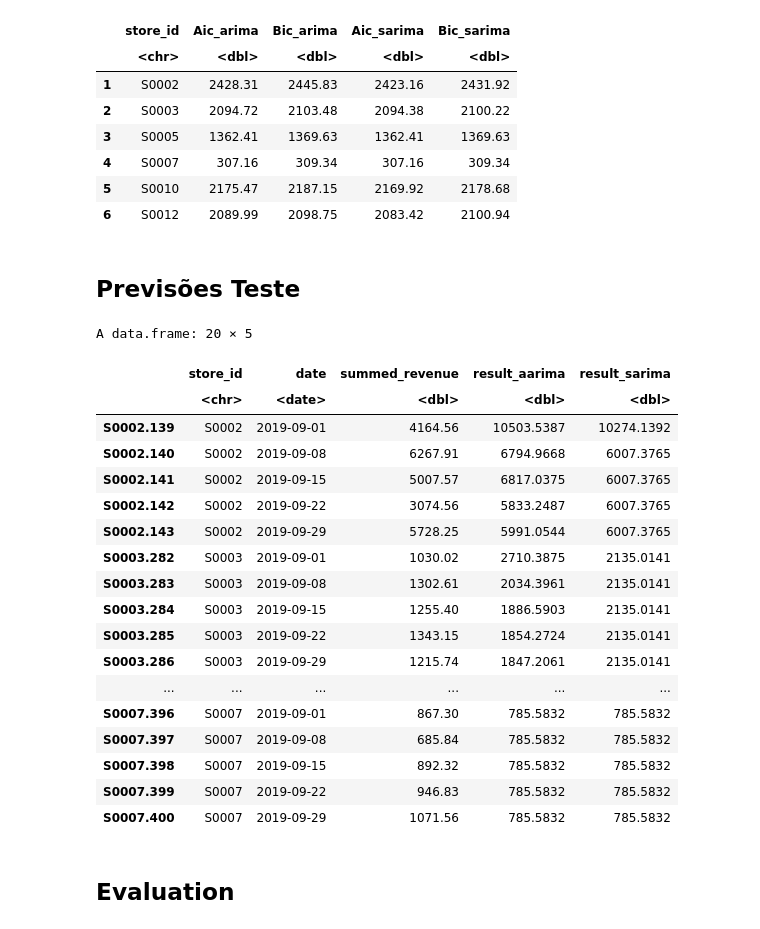
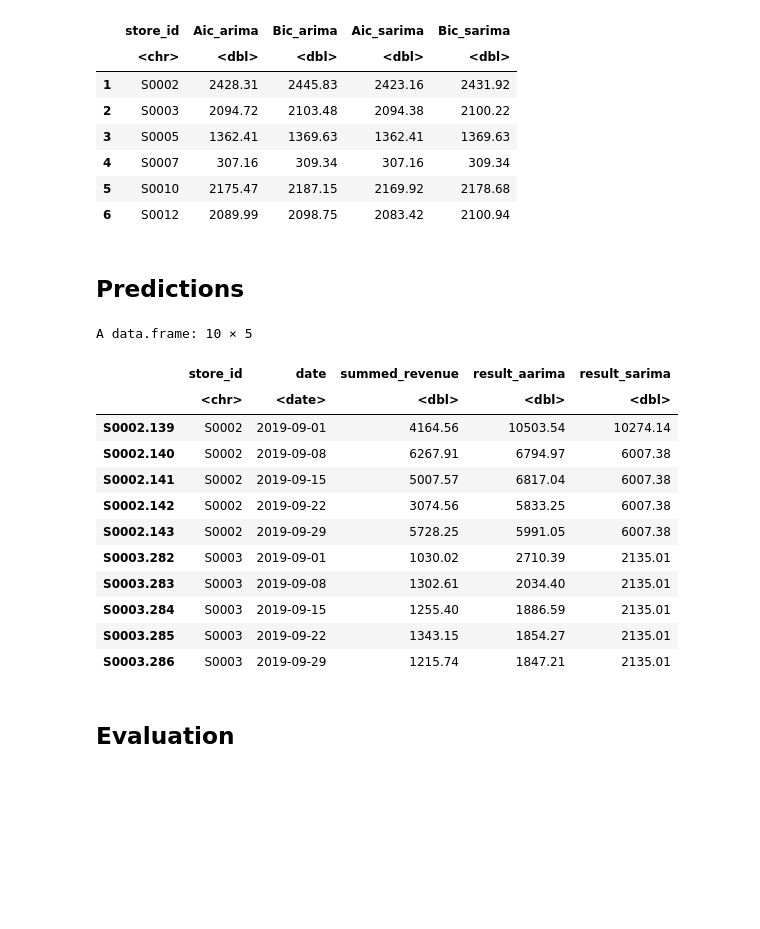
Before and after one commit to E-man85/projectII, a Jupyter notebook: modeling/autoArimaSarimaModels.ipynb, the cells around one changed output. Drawn from its saved outputs; the diff is of its cells as text; code cells hidden in the pictures; blank space fills up the shorter version.

```diff
--- a/modeling/autoArimaSarimaModels.ipynb
+++ b/modeling/autoArimaSarimaModels.ipynb
@@ -101,7 +101,7 @@ for (ts in names(ts_train)){
     models_arima[[ts]] <- model_arima
     forecast_arima <- forecast(model_arima, h = 5) # fazer previsões de 5 periodos
     forecast_models[[ts]] <- forecast_arima
-    forecast_values[[ts]] <- forecast_arima$mean
+    forecast_values[[ts]] <- round(forecast_arima$mean,2)
 }
 # Modelo Sarima
 forecast_s_values <- list() # armazena valores de previsões
@@ -116,7 +116,7 @@ for (ts in names(ts_train)){
     models_sarima[[ts]] <- model_sarima
     forecast_sarima <- forecast(model_sarima, h = 5) # fazer previsões de 5 periodos
     forecast_smodels[[ts]] <- forecast_sarima
-    forecast_s_values[[ts]] <- forecast_sarima$mean
+    forecast_s_values[[ts]] <- round(forecast_sarima$mean,2)
 }
 length(forecast_values)
 length(forecast_s_values)
@@ -253,49 +253,43 @@ A data.frame: 6 × 5
 | 4 | S0007 | 307.16 | 309.34 | 307.16 | 309.34 |
 | 5 | S0010 | 2175.47 | 2187.15 | 2169.92 | 2178.68 |
 | 6 | S0012 | 2089.99 | 2098.75 | 2083.42 | 2100.94 |
-# %% [markdown]
-## Previsões Teste
+# %% [markdown]
+## Predictions
 # %%
 #criar dataframe com resultados reais
 prev <- do.call(rbind, df_test)
 # Inserir o nome dos dataframes como uma coluna chamada "store_id"
 prev$store_id <- rep(names(df_test), sapply(df_test, nrow))
 # criar dataframe com os resultados autoarima
 result <- do.call(rbind, forecast_values)
 store_id <-names(forecast_values)
 # Combinação do índice com a matriz
 result_aarima <- data.frame(store_id = store_id, result)
 result_aarima <- result_aarima %>% pivot_longer(cols = -store_id, names_to = "prev", values_to = "aarima_revenue")
 # criar dataframe com os resultados sarima
 result <- do.call(rbind, forecast_s_values)
 store_id <-names(forecast_s_values)
 # Combinação do índice com a matriz
 result_sarima <- data.frame(store_id = store_id, result)
 result_sarima <- result_sarima %>% pivot_longer(cols = -store_id, names_to = "prev", values_to = "sarima_revenue")
 # juntar resultados num dataframe prev
 prev$result_aarima <- result_aarima$aarima_revenue
 prev$result_sarima <- result_sarima$sarima_revenue
-head(prev,20)
+head(prev,10)
 # %% [output]
-A data.frame: 20 × 5
+A data.frame: 10 × 5
 |  | store_id | date | summed_revenue | result_aarima | result_sarima |
 |  | <chr> | <date> | <dbl> | <dbl> | <dbl> |
-| S0002.139 | S0002 | 2019-09-01 | 4164.56 | 10503.5387 | 10274.1392 |
-| S0002.140 | S0002 | 2019-09-08 | 6267.91 | 6794.9668 | 6007.3765 |
-| S0002.141 | S0002 | 2019-09-15 | 5007.57 | 6817.0375 | 6007.3765 |
-| S0002.142 | S0002 | 2019-09-22 | 3074.56 | 5833.2487 | 6007.3765 |
-| S0002.143 | S0002 | 2019-09-29 | 5728.25 | 5991.0544 | 6007.3765 |
-| S0003.282 | S0003 | 2019-09-01 | 1030.02 | 2710.3875 | 2135.0141 |
-| S0003.283 | S0003 | 2019-09-08 | 1302.61 | 2034.3961 | 2135.0141 |
-| S0003.284 | S0003 | 2019-09-15 | 1255.40 | 1886.5903 | 2135.0141 |
-| S0003.285 | S0003 | 2019-09-22 | 1343.15 | 1854.2724 | 2135.0141 |
-| S0003.286 | S0003 | 2019-09-29 | 1215.74 | 1847.2061 | 2135.0141 |
-| ... | ... | ... | ... | ... | ... |
-| S0007.396 | S0007 | 2019-09-01 | 867.30 | 785.5832 | 785.5832 |
-| S0007.397 | S0007 | 2019-09-08 | 685.84 | 785.5832 | 785.5832 |
-| S0007.398 | S0007 | 2019-09-15 | 892.32 | 785.5832 | 785.5832 |
-| S0007.399 | S0007 | 2019-09-22 | 946.83 | 785.5832 | 785.5832 |
-| S0007.400 | S0007 | 2019-09-29 | 1071.56 | 785.5832 | 785.5832 |
+| S0002.139 | S0002 | 2019-09-01 | 4164.56 | 10503.54 | 10274.14 |
+| S0002.140 | S0002 | 2019-09-08 | 6267.91 | 6794.97 | 6007.38 |
+| S0002.141 | S0002 | 2019-09-15 | 5007.57 | 6817.04 | 6007.38 |
+| S0002.142 | S0002 | 2019-09-22 | 3074.56 | 5833.25 | 6007.38 |
+| S0002.143 | S0002 | 2019-09-29 | 5728.25 | 5991.05 | 6007.38 |
+| S0003.282 | S0003 | 2019-09-01 | 1030.02 | 2710.39 | 2135.01 |
+| S0003.283 | S0003 | 2019-09-08 | 1302.61 | 2034.40 | 2135.01 |
+| S0003.284 | S0003 | 2019-09-15 | 1255.40 | 1886.59 | 2135.01 |
+| S0003.285 | S0003 | 2019-09-22 | 1343.15 | 1854.27 | 2135.01 |
+| S0003.286 | S0003 | 2019-09-29 | 1215.74 | 1847.21 | 2135.01 |
 # %% [markdown]
 ## Evaluation
 # %%
```
Also changed, not shown: parts of 3 cells of this notebook, 14 other files.
